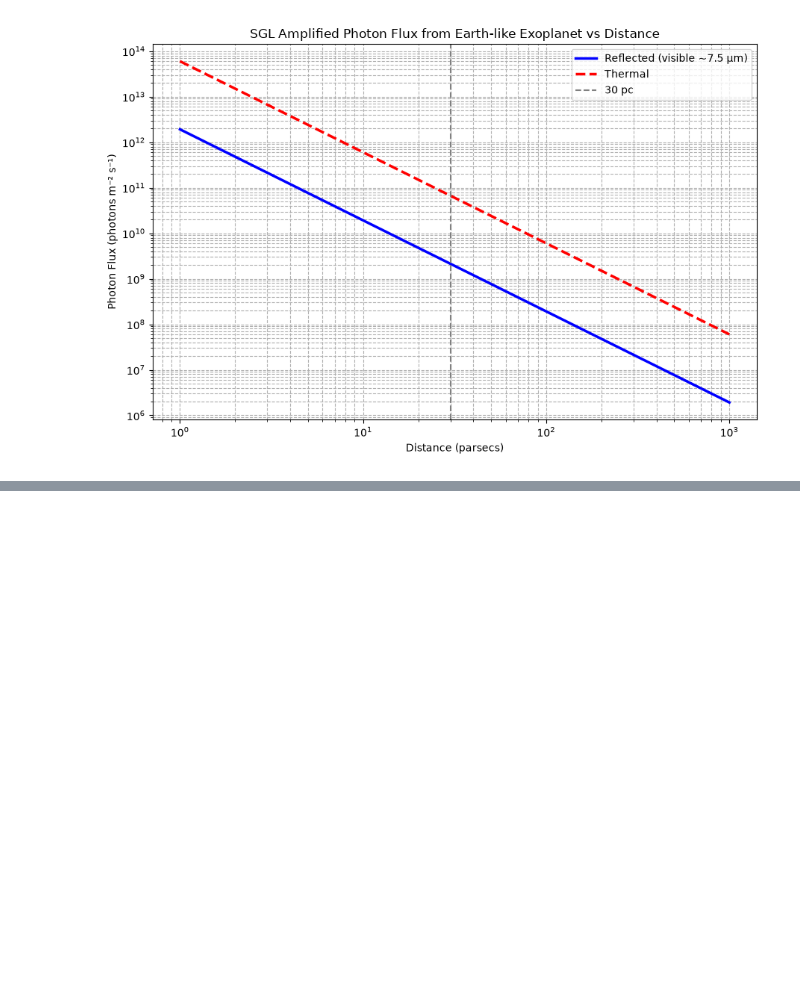
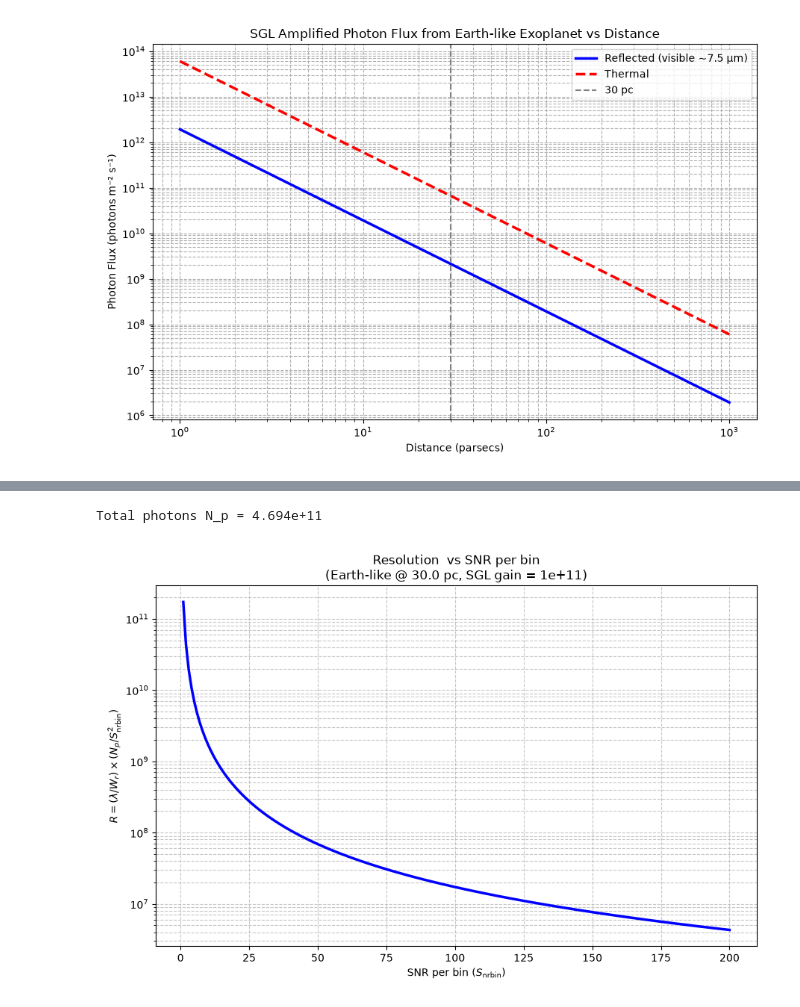
Before and after one commit to zanecollins/sgl_science_case, a Jupyter notebook: sgl_science_case/notebooks/photon_flux.ipynb, the cells around one changed output, grey strips where cells are left out. Saved outputs shown, nothing was run; the diff lists cells and outputs as text; code cells hidden in the pictures; blank space fills up the shorter version.

```diff
--- a/sgl_science_case/notebooks/photon_flux.ipynb
+++ b/sgl_science_case/notebooks/photon_flux.ipynb
@@ -172,0 +197,31 @@ plt.show()
+# %%
+# --- User parameters ---
+wl = 550e-9                  # wavelength (m)
+D_pc = 30.0                  # distance
+D_m = D_pc * 3.08568e16
+t_obs = 300.0                # seconds
+sgl_amplification = 1.17e11     # typical SGL on-axis gain (order of magnitude)
+A_eff = 1.0                  # effective collecting area after SGL (m²) — CHANGE THIS
+W_r = 1.5e-6                 # whatever physical scale you intended (m)
+S_nrbin = np.linspace(1, 200, 200)   # many points!
+
+# Photon number
+N_p = compute_photon_flux(D_m) * sgl_amplification * A_eff * t_obs
+print(f"Total photons N_p = {N_p:.3e}")
+
+# Resolution metric
+R = (wl / W_r) * (N_p / S_nrbin**2)
+
+# Plot
+plt.figure(figsize=(9, 6))
+plt.plot(S_nrbin, R, 'b-', lw=2.5)
+plt.xlabel('SNR per bin ($S_{\\rm nrbin}$)')
+plt.ylabel(r'$R = (\lambda / W_r) \times (N_p / S_{\rm nrbin}^2)$')
+plt.title(f'Resolution  vs SNR per bin\n(Earth-like @ {D_pc} pc, SGL gain = {sgl_amplification:.0e})')
+plt.grid(True, which='both', ls='--', alpha=0.7)
+plt.yscale('log')          # usually needed
+plt.tight_layout()
+plt.show()
+# %% [output]
+Total photons N_p = 4.694e+11
+[figure, added]
```
Also changed, not shown: parts of 2 cells of this notebook, 1 other file.
